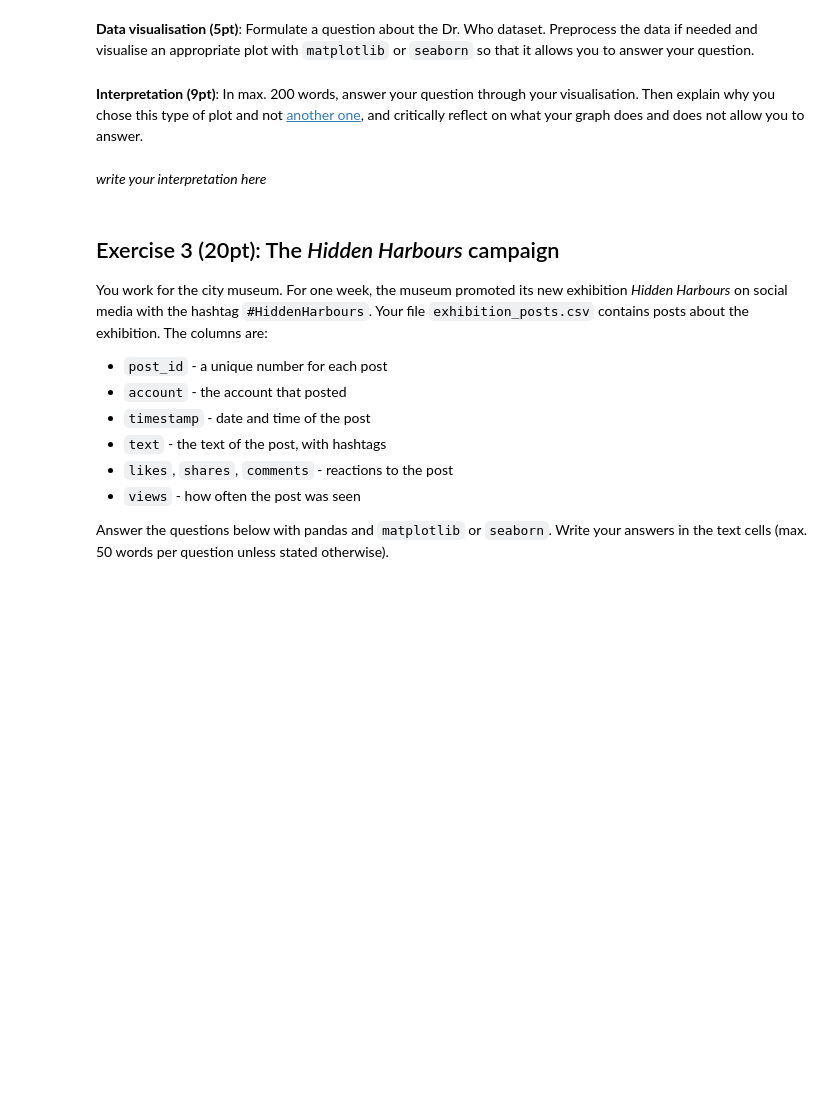
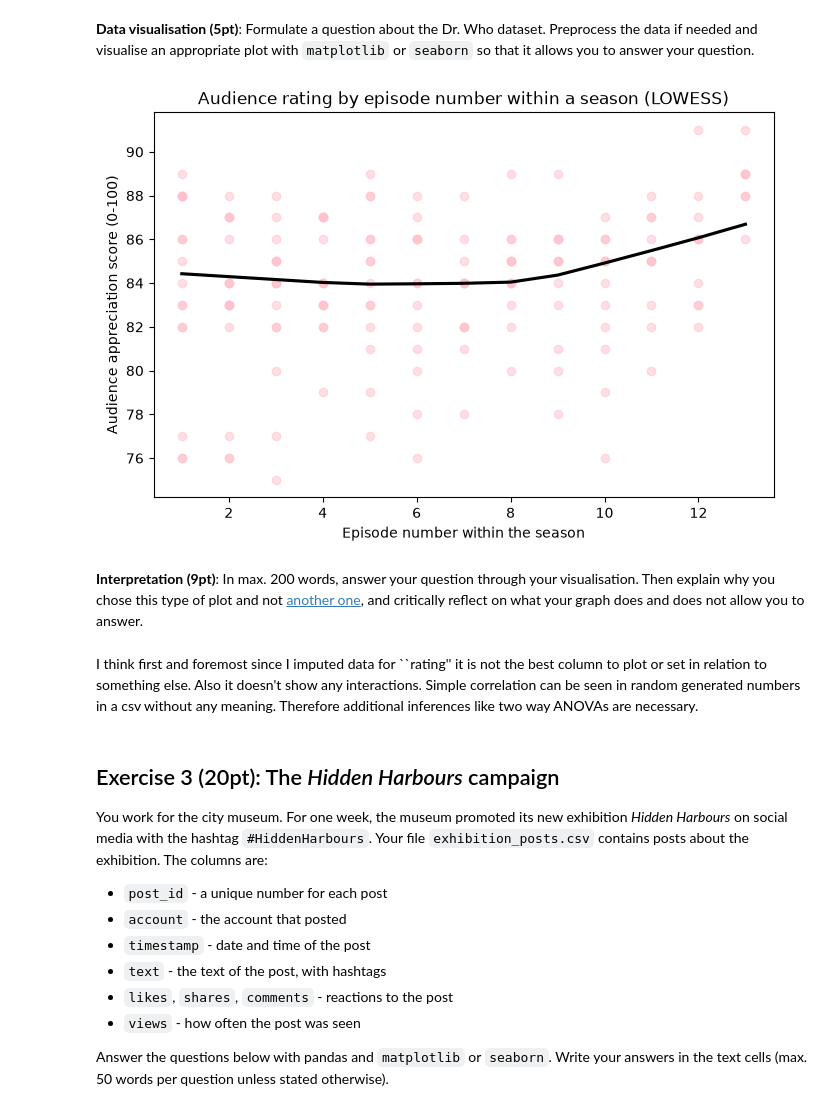
Before and after one commit to mrmeerkat0815/Cultural-Data-analysis-Nino, a Jupyter notebook: Individual_Miniproject_2026.ipynb, the cells around one changed output. Saved outputs shown, nothing was run; the diff lists cells and outputs as text; code cells hidden in the pictures; blank space fills up the shorter version.

```diff
--- a/Individual_Miniproject_2026.ipynb
+++ b/Individual_Miniproject_2026.ipynb
@@ -103,7 +169,35 @@ Then, in max. 200 words, explain what you cleaned, why, and how.
+# %%
+# Is there a relation between episode number and rating?
+# for that we can see if rating is increasing or diminishing depending on the episode number
+# data visualisation
+
+#import packages
+import matplotlib.pyplot as plt
+import pandas as pd
+import seaborn as sns
+
+#%pip install statsmodels #(for a fitted curve in the scatterplot)
+
+#data preparation
+# in order to plot relationships in R I would use a scatterplot and the LOESS method to see easy regression relations.
+# Therefore I have to make a subset with dropped NA
+df_plot = df.dropna(subset=['episode_number', 'rating'])
+
+plt.figure(figsize=(8, 5))
+sns.regplot(data=df_plot, x='episode_number', y='rating',
+            lowess=True,                        # LOESS-style smooth curve instead of a straight line
+            scatter_kws={'alpha': 0.5, 'color': 'pink'},         # see-through points, so overlapping ones show
+            line_kws={'color': 'black'})
+plt.title('Audience rating by episode number within a season (LOWESS)')
+plt.xlabel('Episode number within the season')
+plt.ylabel('Audience appreciation score (0-100)')
+plt.show()
+# %% [output]
+[figure, added]
 # %% [markdown]
 **Interpretation (9pt)**: In max. 200 words, answer your question through your visualisation. Then explain why you chose this type of plot and not [another one](https://matplotlib.org/stable/plot_types/index.html), and critically reflect on what your graph does and does not allow you to answer.
-# %% [markdown]
-*write your interpretation here*
+# %% [markdown]
+I think first and foremost since I imputed data for ``rating'' it is not the best column to plot or set in relation to something else. Also it doesn't show any interactions. Simple correlation can be seen in random generated numbers in a csv without any meaning. Therefore additional inferences like two way ANOVAs are necessary.
 # %% [markdown]
 ## Exercise 3 (20pt): The *Hidden Harbours* campaign
 
```
Also changed, not shown: parts of 28 cells of this notebook, 15 other files.
